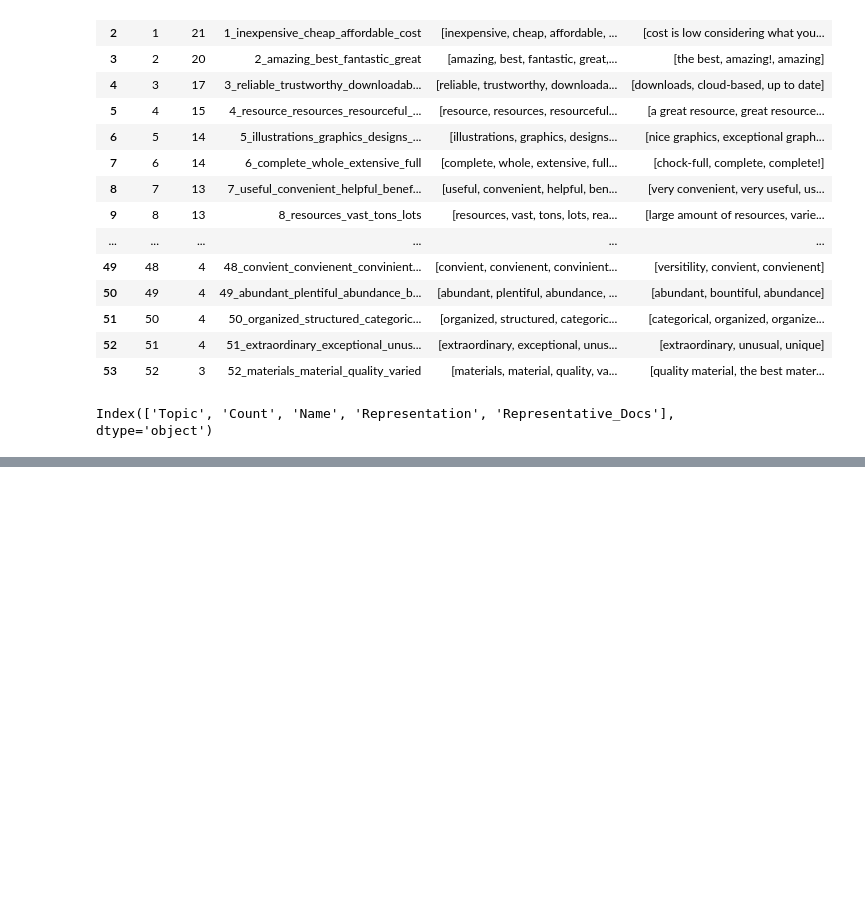
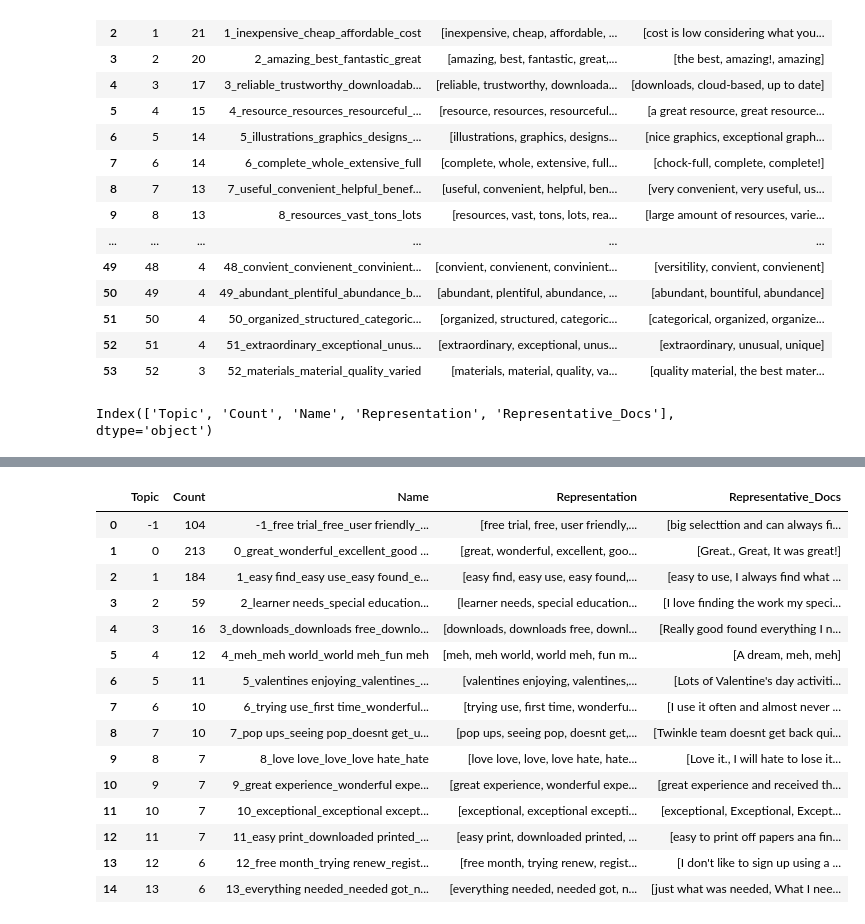
Before and after one commit to lynn-twinkl/joe_competitor_survey_analysis, a Jupyter notebook: draft-notebook.ipynb, the cells around one changed output, grey strips where cells are left out. Saved outputs shown, nothing was run; the diff lists cells and outputs as text; code cells hidden in the pictures; blank space fills up the shorter version.

```diff
--- a/draft-notebook.ipynb
+++ b/draft-notebook.ipynb
@@ -622,0 +704,19 @@ topic_freq_barchart
+# %%
+topic_model_1.get_topic_info()
+# %% [output]
+|  | Topic | Count | Name | Representation | Representative_Docs |
+| 0 | -1 | 104 | -1_free trial_free_user friendly_... | [free trial, free, user friendly,... | [big selecttion and can always fi... |
+| 1 | 0 | 213 | 0_great_wonderful_excellent_good ... | [great, wonderful, excellent, goo... | [Great., Great, It was great!] |
+| 2 | 1 | 184 | 1_easy find_easy use_easy found_e... | [easy find, easy use, easy found,... | [easy to use, I always find what ... |
+| 3 | 2 | 59 | 2_learner needs_special education... | [learner needs, special education... | [I love finding the work my speci... |
+| 4 | 3 | 16 | 3_downloads_downloads free_downlo... | [downloads, downloads free, downl... | [Really good found everything I n... |
+| 5 | 4 | 12 | 4_meh_meh world_world meh_fun meh | [meh, meh world, world meh, fun m... | [A dream, meh, meh] |
+| 6 | 5 | 11 | 5_valentines enjoying_valentines_... | [valentines enjoying, valentines,... | [Lots of Valentine's day activiti... |
+| 7 | 6 | 10 | 6_trying use_first time_wonderful... | [trying use, first time, wonderfu... | [I use it often and almost never ... |
+| 8 | 7 | 10 | 7_pop ups_seeing pop_doesnt get_u... | [pop ups, seeing pop, doesnt get,... | [Twinkle team doesnt get back qui... |
+| 9 | 8 | 7 | 8_love love_love_love hate_hate | [love love, love, love hate, hate... | [Love it., I will hate to lose it... |
+| 10 | 9 | 7 | 9_great experience_wonderful expe... | [great experience, wonderful expe... | [great experience and received th... |
+| 11 | 10 | 7 | 10_exceptional_exceptional except... | [exceptional, exceptional excepti... | [exceptional, Exceptional, Except... |
+| 12 | 11 | 7 | 11_easy print_downloaded printed_... | [easy print, downloaded printed, ... | [easy to print off papers ana fin... |
+| 13 | 12 | 6 | 12_free month_trying renew_regist... | [free month, trying renew, regist... | [I don't like to sign up using a ... |
+| 14 | 13 | 6 | 13_everything needed_needed got_n... | [everything needed, needed got, n... | [just what was needed, What I nee... |
```
Also changed, not shown: parts of 12 cells of this notebook.
